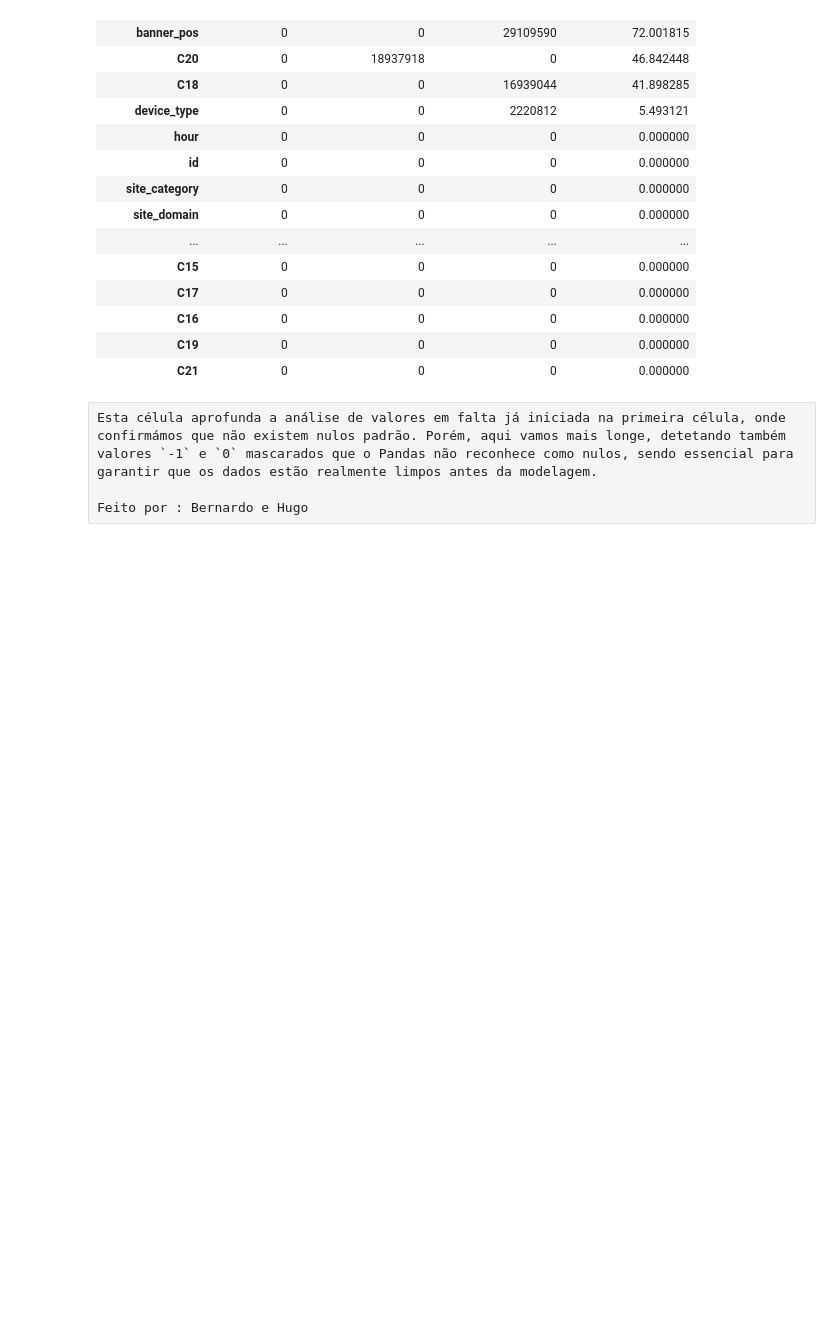
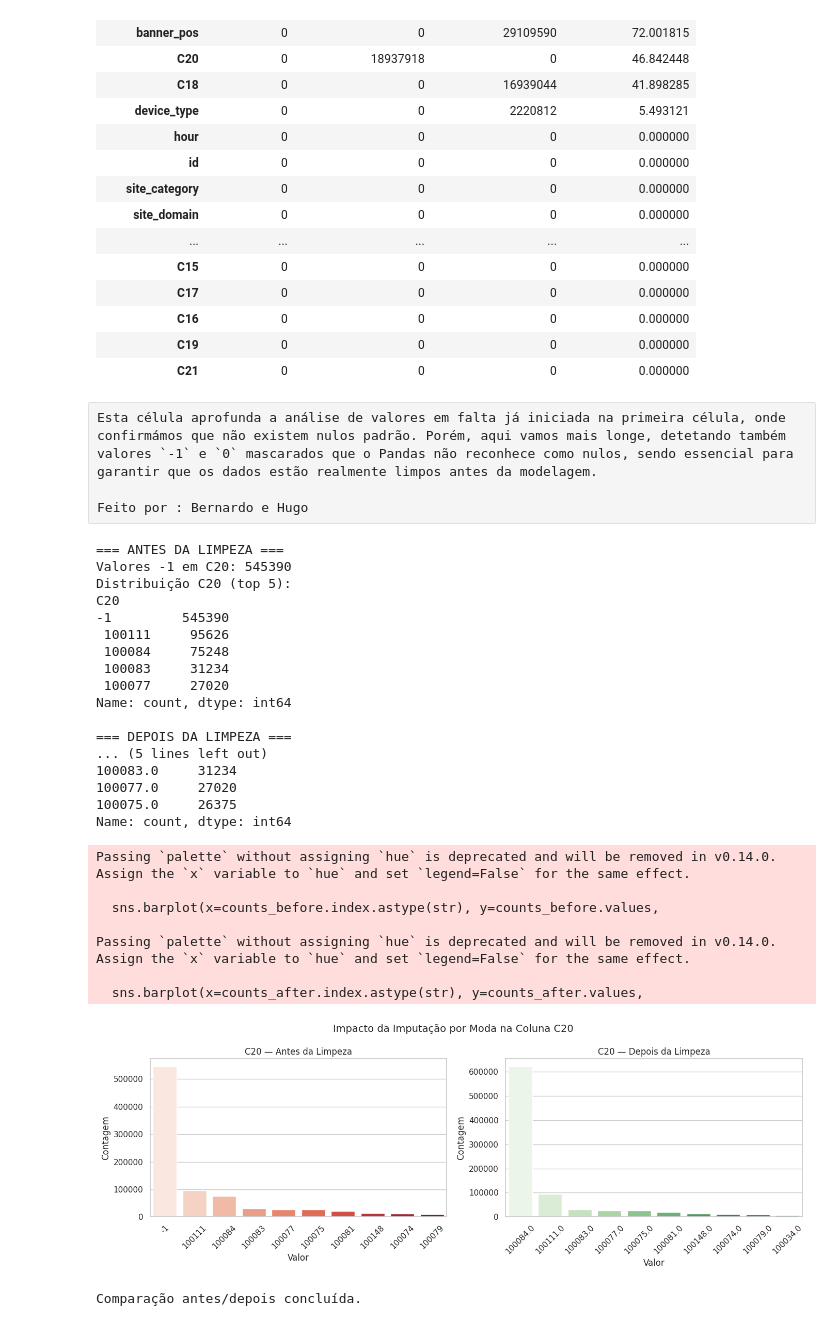
Before and after one commit to BernardoFernandes7/Projeto-Final, a Jupyter notebook: notebooks/projeto-cdg.ipynb, the cells around one changed output. Drawn from its saved outputs; the diff is of its cells as text; code cells hidden in the pictures; blank space fills up the shorter version.

```diff
--- a/notebooks/projeto-cdg.ipynb
+++ b/notebooks/projeto-cdg.ipynb
@@ -990,6 +1058,86 @@ Análise concluída para 40428967 linhas.
 Esta célula aprofunda a análise de valores em falta já iniciada na primeira célula, onde confirmámos que não existem nulos padrão. Porém, aqui vamos mais longe, detetando também valores `-1` e `0` mascarados que o Pandas não reconhece como nulos, sendo essencial para garantir que os dados estão realmente limpos antes da modelagem.
 
 Feito por : Bernardo e Hugo
+# %%
+import pandas as pd
+import numpy as np
+import matplotlib.pyplot as plt
+import seaborn as sns
+
+file_path = "/kaggle/input/datasets/madhu41289/avazu-ctr-prediction-exp/train/train.csv"
+
+# Carregar uma amostra para comparação visual
+sample = pd.read_csv(file_path, nrows=1_000_000)
+
+# --- ANTES DA LIMPEZA ---
+print("=== ANTES DA LIMPEZA ===")
+print(f"Valores -1 em C20: {(sample['C20'] == -1).sum()}")
+print(f"Distribuição C20 (top 5):\n{sample['C20'].value_counts().head()}\n")
+
+# --- APLICAR LIMPEZA ---
+sample_clean = sample.copy()
+moda_c20 = counts_num['C20'].drop(-1).idxmax()
+sample_clean['C20'] = sample_clean['C20'].replace(-1, np.nan).fillna(moda_c20)
+
+# --- DEPOIS DA LIMPEZA ---
+print("=== DEPOIS DA LIMPEZA ===")
+print(f"Valores -1 em C20: {(sample_clean['C20'] == -1).sum()}")
+print(f"Distribuição C20 (top 5):\n{sample_clean['C20'].value_counts().head()}\n")
+
+# --- VISUALIZAÇÃO COMPARATIVA ---
+fig, axes = plt.subplots(1, 2, figsize=(14, 5))
+
+# Antes
+counts_before = sample['C20'].value_counts().head(10)
+sns.barplot(x=counts_before.index.astype(str), y=counts_before.values,
+            ax=axes[0], palette='Reds')
+axes[0].set_title('C20 — Antes da Limpeza')
+axes[0].set_xlabel('Valor')
+axes[0].set_ylabel('Contagem')
+axes[0].tick_params(axis='x', rotation=45)
+
+# Depois
+counts_after = sample_clean['C20'].value_counts().head(10)
+sns.barplot(x=counts_after.index.astype(str), y=counts_after.values,
+            ax=axes[1], palette='Greens')
+axes[1].set_title('C20 — Depois da Limpeza')
+axes[1].set_xlabel('Valor')
+axes[1].set_ylabel('Contagem')
+axes[1].tick_params(axis='x', rotation=45)
+
+plt.suptitle('Impacto da Imputação por Moda na Coluna C20', fontsize=14)
+plt.tight_layout()
+plt.show()
+
+del sample, sample_clean
+print("Comparação antes/depois concluída.")
+# %% [output]
+=== ANTES DA LIMPEZA ===
+Valores -1 em C20: 545390
+Distribuição C20 (top 5):
+C20
+-1         545390
+ 100111     95626
+ 100084     75248
+ 100083     31234
+ 100077     27020
+Name: count, dtype: int64
+
+=== DEPOIS DA LIMPEZA ===
+... (5 lines left out)
+100083.0     31234
+100077.0     27020
+100075.0     26375
+Name: count, dtype: int64
+Passing `palette` without assigning `hue` is deprecated and will be removed in v0.14.0. Assign the `x` variable to `hue` and set `legend=False` for the same effect.
+
+  sns.barplot(x=counts_before.index.astype(str), y=counts_before.values,
+
+Passing `palette` without assigning `hue` is deprecated and will be removed in v0.14.0. Assign the `x` variable to `hue` and set `legend=False` for the same effect.
+
+  sns.barplot(x=counts_after.index.astype(str), y=counts_after.values,
+[figure, added]
+Comparação antes/depois concluída.
 # %%
 import pandas as pd
 import numpy as np
```
Also changed, not shown: parts of 11 cells of this notebook.
